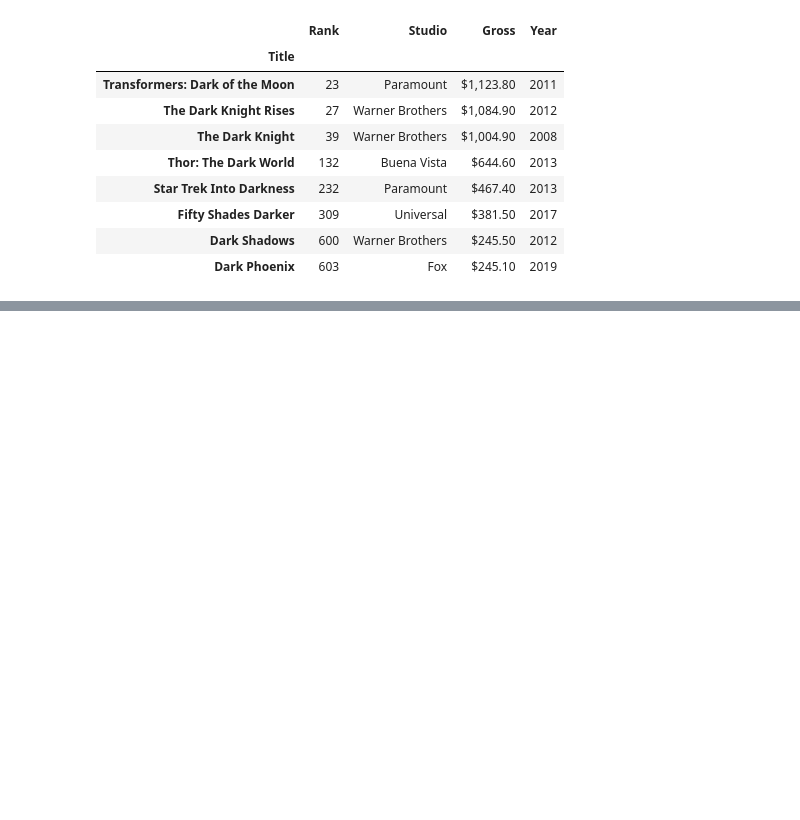
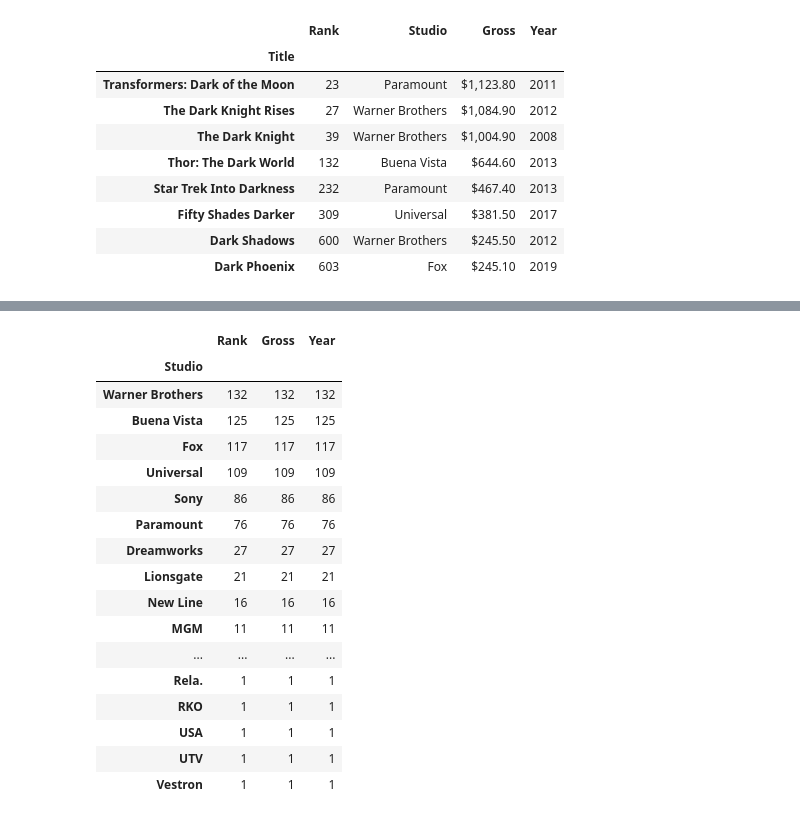
Before and after one commit to singamravibabu/dt-batch13, a Jupyter notebook: 001_pandas_intro.ipynb, the cells around one changed output, grey strips where cells are left out. Saved outputs shown, nothing was run; the diff lists cells and outputs as text; code cells hidden in the pictures; blank space fills up the shorter version.

```diff
--- a/001_pandas_intro.ipynb
+++ b/001_pandas_intro.ipynb
@@ -454,0 +516,7 @@ movies[has_dark_in_title] # Display rows where the title contains "dark"
+# %%
+movies["Gross"] = (
+    movies["Gross"]
+    .str.replace("$", "", regex=False)
+    .str.replace(",", "", regex=False)
+    .astype(float)
+) # Convert the "Gross" column to float after cleaning the data
@@ -454,0 +535,2 @@ movies[has_dark_in_title] # Display rows where the title contains "dark"
+# %%
+studios = movies.groupby("Studio")
@@ -454,0 +561,21 @@ movies[has_dark_in_title] # Display rows where the title contains "dark"
+# %%
+studios.count().sort_values(by="Gross", ascending=False)
+# %% [output]
+|  | Rank | Gross | Year |
+| Studio |  |  |  |
+| Warner Brothers | 132 | 132 | 132 |
+| Buena Vista | 125 | 125 | 125 |
+| Fox | 117 | 117 | 117 |
+| Universal | 109 | 109 | 109 |
+| Sony | 86 | 86 | 86 |
+| Paramount | 76 | 76 | 76 |
+| Dreamworks | 27 | 27 | 27 |
+| Lionsgate | 21 | 21 | 21 |
+| New Line | 16 | 16 | 16 |
+| MGM | 11 | 11 | 11 |
+| ... | ... | ... | ... |
+| Rela. | 1 | 1 | 1 |
+| RKO | 1 | 1 | 1 |
+| USA | 1 | 1 | 1 |
+| UTV | 1 | 1 | 1 |
+| Vestron | 1 | 1 | 1 |
```
Also changed, not shown: parts of 13 cells of this notebook, 3 other files.
